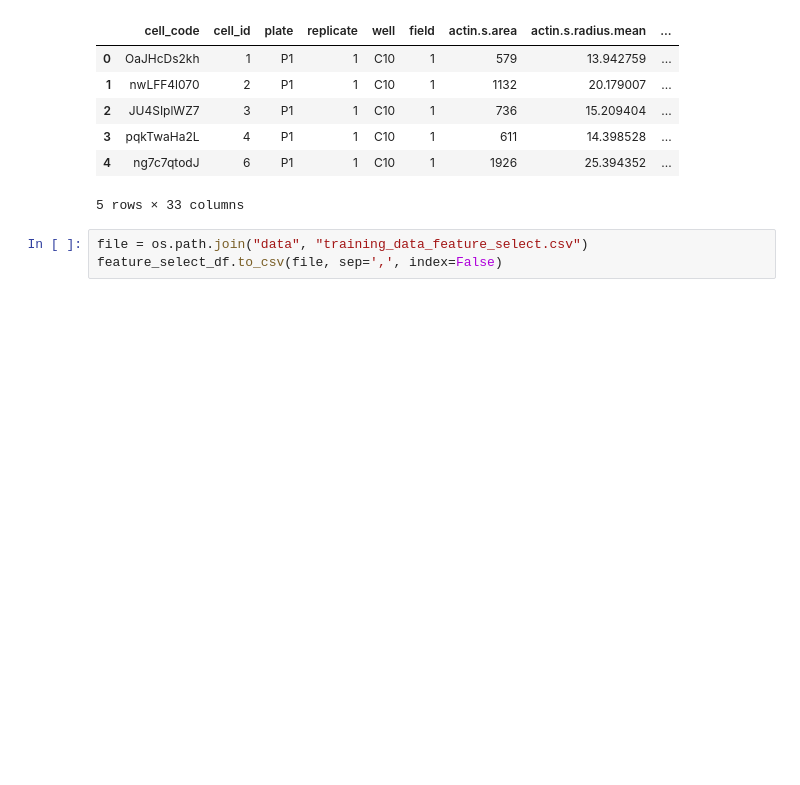
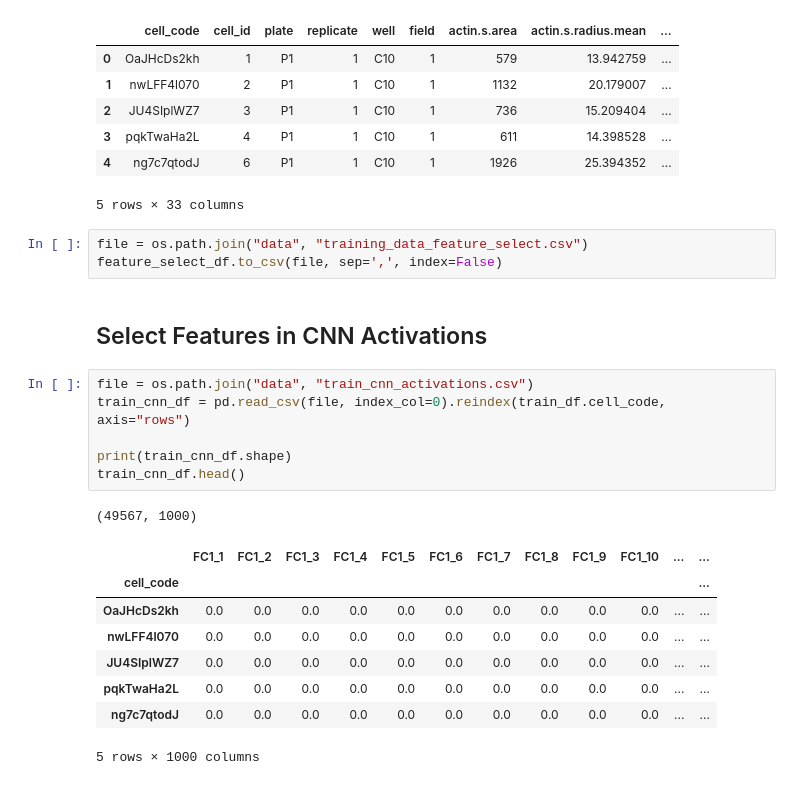
Before and after one commit to gwaybio/gancy, a Jupyter notebook: 0.process/1.feature-selection.ipynb, the cells around one changed output. Cells and saved outputs as stored; diff of their text form; blank space fills up the shorter version.

```diff
--- a/0.process/1.feature-selection.ipynb
+++ b/0.process/1.feature-selection.ipynb
@@ -46,3 +46,21 @@ feature_select_df.head()
 # %%
 file = os.path.join("data", "training_data_feature_select.csv")
 feature_select_df.to_csv(file, sep=',', index=False)
+# %% [markdown]
+## Select Features in CNN Activations
+# %%
+file = os.path.join("data", "train_cnn_activations.csv")
+train_cnn_df = pd.read_csv(file, index_col=0).reindex(train_df.cell_code, axis="rows")
+
+print(train_cnn_df.shape)
+train_cnn_df.head()
+# %% [output]
+(49567, 1000)
+|  | FC1_1 | FC1_2 | FC1_3 | FC1_4 | FC1_5 | FC1_6 | FC1_7 | FC1_8 | FC1_9 | FC1_10 | ... | ... |
+| cell_code |  |  |  |  |  |  |  |  |  |  |  | ... |
+| OaJHcDs2kh | 0.0 | 0.0 | 0.0 | 0.0 | 0.0 | 0.0 | 0.0 | 0.0 | 0.0 | 0.0 | ... | ... |
+| nwLFF4l070 | 0.0 | 0.0 | 0.0 | 0.0 | 0.0 | 0.0 | 0.0 | 0.0 | 0.0 | 0.0 | ... | ... |
+| JU4SIplWZ7 | 0.0 | 0.0 | 0.0 | 0.0 | 0.0 | 0.0 | 0.0 | 0.0 | 0.0 | 0.0 | ... | ... |
+| pqkTwaHa2L | 0.0 | 0.0 | 0.0 | 0.0 | 0.0 | 0.0 | 0.0 | 0.0 | 0.0 | 0.0 | ... | ... |
+| ng7c7qtodJ | 0.0 | 0.0 | 0.0 | 0.0 | 0.0 | 0.0 | 0.0 | 0.0 | 0.0 | 0.0 | ... | ... |
+5 rows × 1000 columns
```
Also changed, not shown: parts of 2 cells of this notebook, 3 other files.
